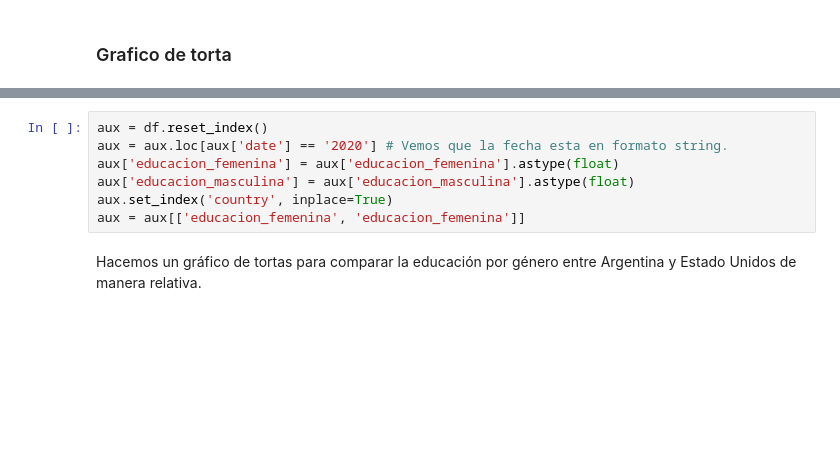
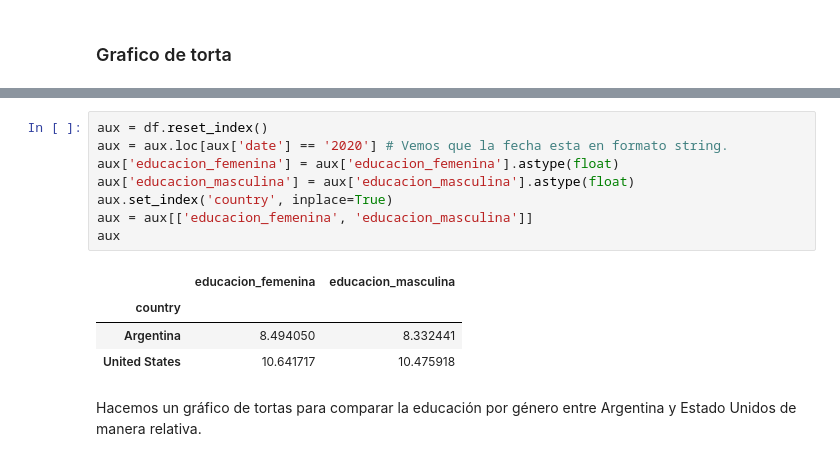
Before and after one commit to mateosuster/pythonungs, a Jupyter notebook: codigos/manipulacion_de_datos/visualizacion_con_pandas__matplotlib_y_plotly.ipynb, the cells around one changed output, grey strips where cells are left out. Cells and saved outputs as stored; diff of their text form; blank space fills up the shorter version.

```diff
--- a/codigos/manipulacion_de_datos/visualizacion_con_pandas__matplotlib_y_plotly.ipynb
+++ b/codigos/manipulacion_de_datos/visualizacion_con_pandas__matplotlib_y_plotly.ipynb
@@ -184,10 +195,16 @@ df.head()
 # %%
 aux = df.reset_index()
 aux = aux.loc[aux['date'] == '2020'] # Vemos que la fecha esta en formato string.
 aux['educacion_femenina'] = aux['educacion_femenina'].astype(float)
 aux['educacion_masculina'] = aux['educacion_masculina'].astype(float)
 aux.set_index('country', inplace=True)
-aux = aux[['educacion_femenina', 'educacion_femenina']]
+aux = aux[['educacion_femenina', 'educacion_masculina']]
+aux
+# %% [output]
+|  | educacion_femenina | educacion_masculina |
+| country |  |  |
+| Argentina | 8.494050 | 8.332441 |
+| United States | 10.641717 | 10.475918 |
 # %% [markdown]
 Hacemos un gráfico de tortas para comparar la educación por género entre Argentina y Estado Unidos de manera relativa.
 # %%
```
Also changed, not shown: parts of 10 cells of this notebook.
